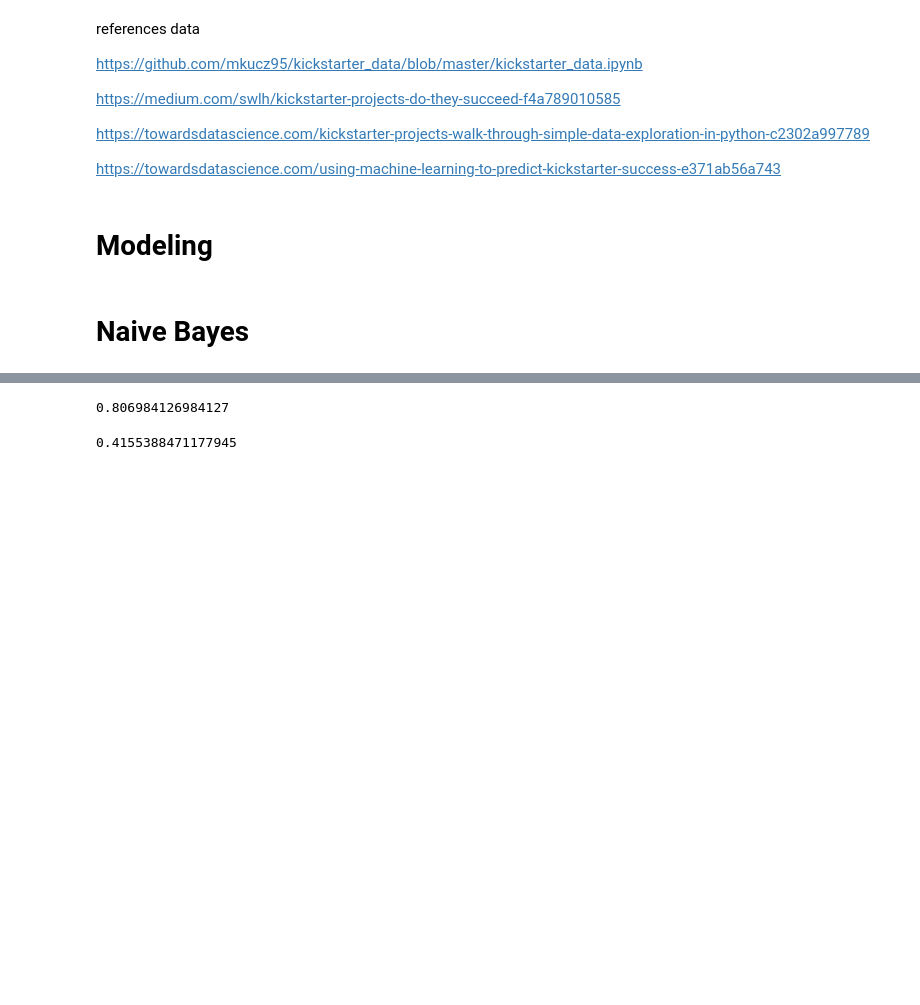
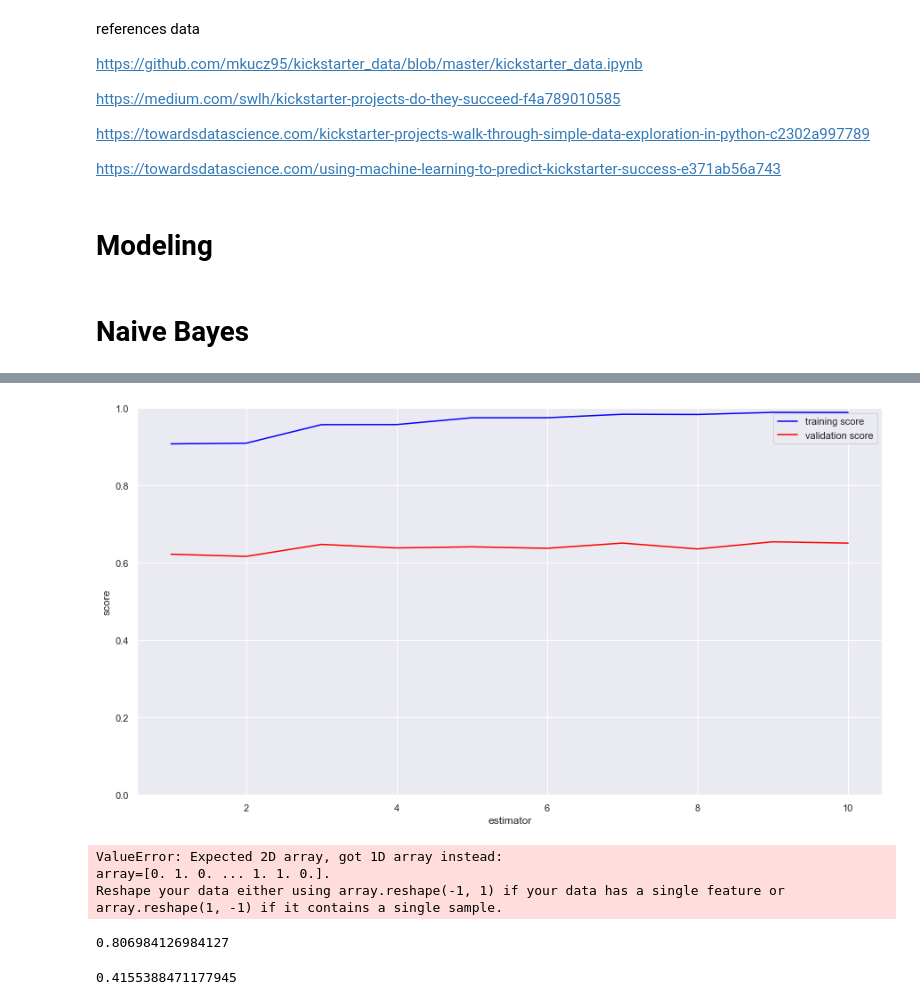
Before and after one commit to bang-a-coder/ds-kickstarter, a Jupyter notebook: kickstarter_project-3.ipynb, the cells around one changed output, grey strips where cells are left out. Drawn from its saved outputs; the diff is of its cells as text; code cells hidden in the pictures; blank space fills up the shorter version.

Commit message:
forest validation curve

```diff
--- a/kickstarter_project-3.ipynb
+++ b/kickstarter_project-3.ipynb
@@ -387,16 +395,26 @@ Increase the number of iterations (max_iter) or scale the data as shown in:
 from sklearn.tree import DecisionTreeClassifier
 
 from sklearn.ensemble import BaggingClassifier
+from sklearn.model_selection import cross_val_score
+from sklearn.model_selection import validation_curve
 
 tree = DecisionTreeClassifier()
 
-bag = BaggingClassifier(tree, n_estimators=100, max_samples=0.8,
+bag = BaggingClassifier(tree, n_estimators=10, max_samples=0.8,
 random_state=1)
 
-bag.fit(Xtrain, ytrain)
-
-y_model = bag.predict(Xtest)
+estimator = range(1,11)
+train_score, val_score = validation_curve(BaggingClassifier(tree),
+									cleadDF, target, 'n_estimators', estimator, cv=4 )
 
 
-accuracy_score(ytest, y_model)
+print(train_score, val_score)
+
+# cross_val_score(bag, cleadDF, target, cv=10)
+
+
+
+# bag.fit(Xtrain, ytrain)
+# y_model = bag.predict(Xtest)
+# accuracy_score(ytest, y_model)
 # %% [output]
@@ -404,3 +440,31 @@ accuracy_score(ytest, y_model)
+# %%
+plt.plot(estimator, np.median(train_score, 1), color='blue', label='training score')
+plt.plot(estimator, np.median(val_score, 1), color='red', label='validation score')
+plt.legend(loc="best")
+
+plt.ylim(0, 1)
+
+plt.xlabel('estimator')
+
+plt.ylabel('score');
+# %% [output]
+[figure, added]
+# %%
+from sklearn.ensemble import RandomForestRegressor
+
+forest = RandomForestRegressor()
+
+
+forest.fit(Xtrain, ytrain)
+
+y_model = forest.predict(Xtest)
+
+
+forest.score(ytest, y_model)
+# %% [output]
+ValueError: Expected 2D array, got 1D array instead:
+array=[0. 1. 0. ... 1. 1. 0.].
+Reshape your data either using array.reshape(-1, 1) if your data has a single feature or array.reshape(1, -1) if it contains a single sample.
 # %%
 from sklearn.tree import DecisionTreeClassifier
 
```
Also changed, not shown: parts of 8 cells of this notebook.
